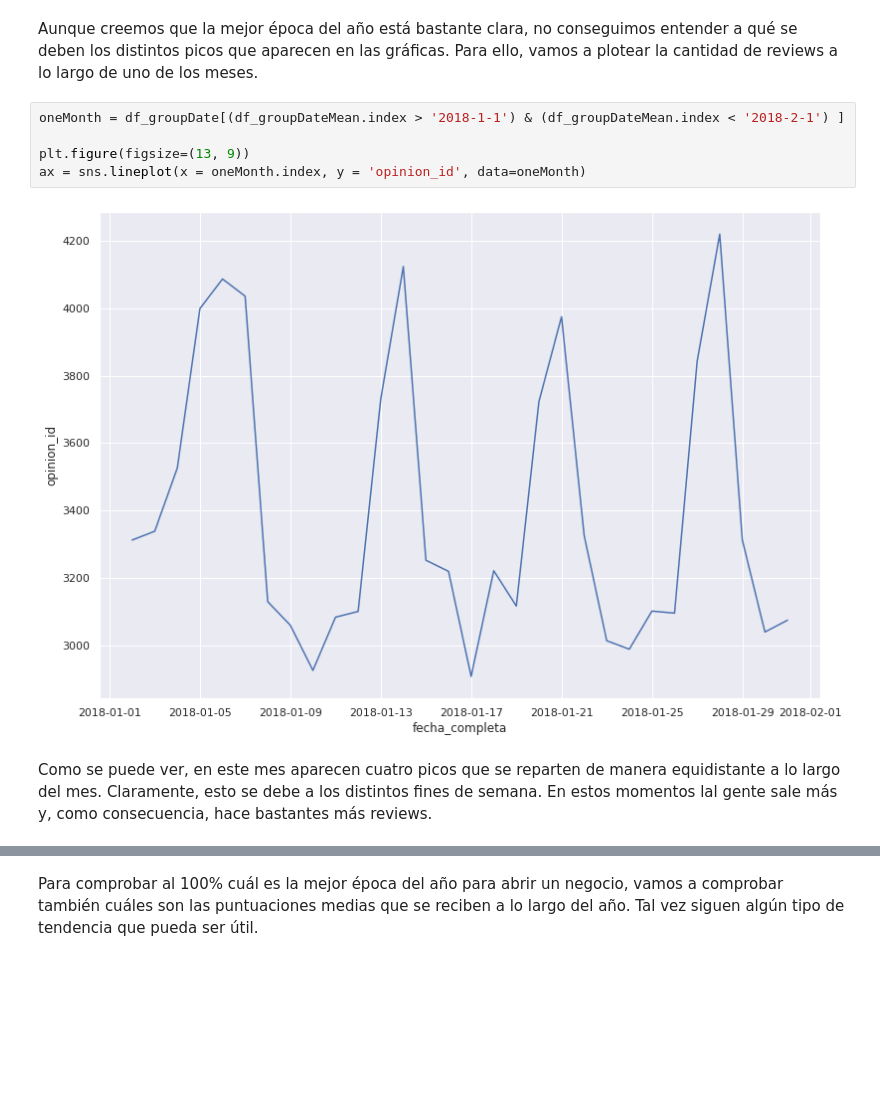
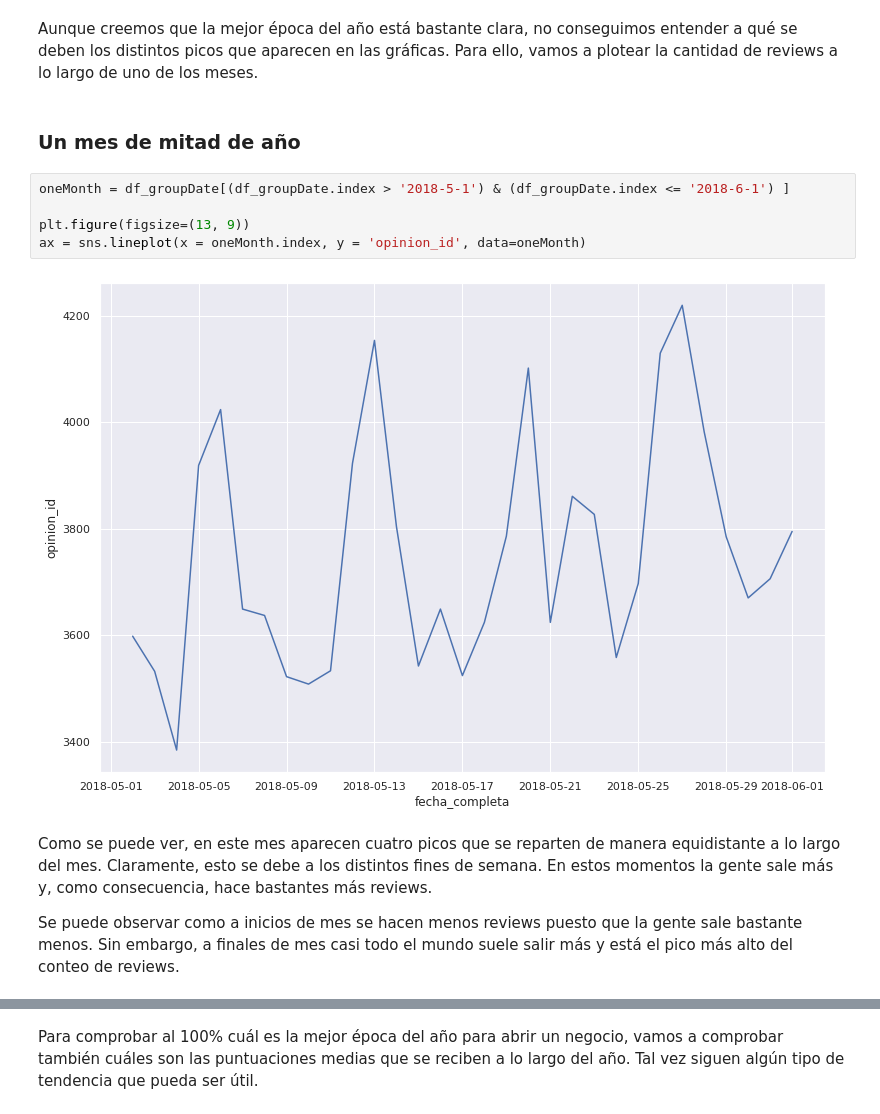
Before and after one commit to jcorrochanoj/DesafioFinalAD, a Jupyter notebook: Analisis_opiniones.ipynb, the cells around one changed output, grey strips where cells are left out. Drawn from its saved outputs; the diff is of its cells as text; blank space fills up the shorter version.

```diff
--- a/Analisis_opiniones.ipynb
+++ b/Analisis_opiniones.ipynb
@@ -261,12 +276,16 @@ plt.subplots_adjust(hspace= 0.9)
 Como se puede observar en el gráfico de tendencia, **la mejor época del año para abrir un negocio según el número de reviews total es en verano**, sobre todo entre los meses de junio y agosto. También hay un pequeño máximo entre marzo y mayo que cuadra con la primavera.
 # %% [markdown]
 Aunque creemos que la mejor época del año está bastante clara, no conseguimos entender a qué se deben los distintos picos que aparecen en las gráficas. Para ello, vamos a plotear la cantidad de reviews a lo largo de uno de los meses.
+# %% [markdown]
+### Un mes de mitad de año
 # %%
-oneMonth = df_groupDate[(df_groupDateMean.index > '2018-1-1') & (df_groupDateMean.index < '2018-2-1') ]
+oneMonth = df_groupDate[(df_groupDate.index > '2018-5-1') & (df_groupDate.index <= '2018-6-1') ]
 
 plt.figure(figsize=(13, 9))
 ax = sns.lineplot(x = oneMonth.index, y = 'opinion_id', data=oneMonth)
 # %% [output]
-[figure, old version]
+[figure, new version]
 # %% [markdown]
-Como se puede ver, en este mes aparecen cuatro picos que se reparten de manera equidistante a lo largo del mes. Claramente, esto se debe a los distintos fines de semana. En estos momentos lal gente sale más y, como consecuencia, hace bastantes más reviews.
+Como se puede ver, en este mes aparecen cuatro picos que se reparten de manera equidistante a lo largo del mes. Claramente, esto se debe a los distintos fines de semana. En estos momentos la gente sale más y, como consecuencia, hace bastantes más reviews.
+
+Se puede observar como a inicios de mes se hacen menos reviews puesto que la gente sale bastante menos. Sin embargo, a finales de mes casi todo el mundo suele salir más y está el pico más alto del conteo de reviews.
```
Also changed, not shown: parts of 17 cells of this notebook, 2 other files.
